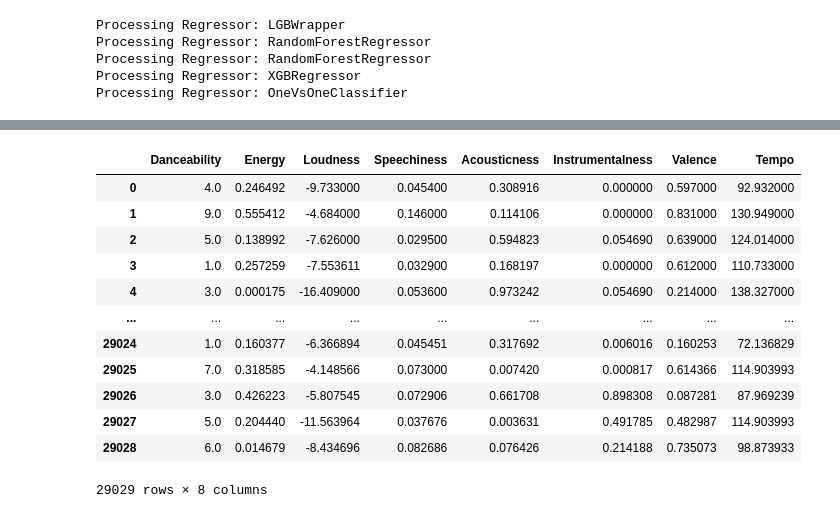
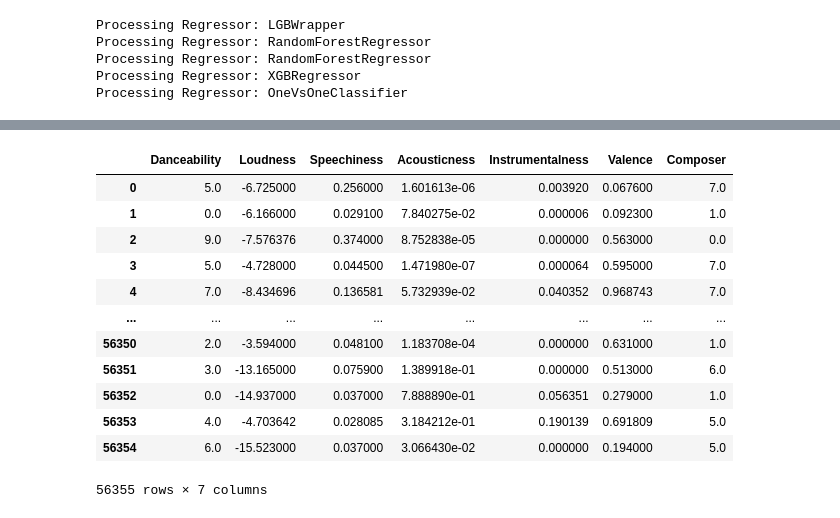
Before and after one commit to sormazabal/Konfusion, a Jupyter notebook: Adin-CascadeLearning.ipynb, the cells around one changed output, grey strips where cells are left out. Cells and saved outputs as stored; diff of their text form; code cells hidden in the pictures.

```diff
--- a/Adin-CascadeLearning.ipynb
+++ b/Adin-CascadeLearning.ipynb
@@ -192,5 +192,5 @@ corr_matrix_with_threshold(df_train_embedding_important, 0.2)
 # %%
-arr_NOT_important_column = [ 'Views','Composer', 'Likes', 'Stream', 'Track', 'Key', 'Liveness', 'Duration_ms',  'Album_type', 'Comments','Channel','Artist'  ]
+arr_NOT_important_column = [ 'Tempo', 'Energy', 'Views', 'Likes', 'Stream', 'Track', 'Key', 'Liveness', 'Duration_ms',  'Album_type', 'Comments','Channel','Artist'  ]
 df_train_embedding_important_simple = remove_unimportant_column(df_train_embedding_important, arr_NOT_important_column)
 df_test_embedding_important_simple = remove_unimportant_column(df_test_embedding_important, arr_NOT_important_column)
 # %%
@@ -221,0 +200,22 @@ After merging Clean data with distorted data: 22714
+# %%
+# we got around 5500 clean data without N/A
+# it means that it got around 12000 non-clean data
+
+df_with_clean_data = df_train_embedding_important_simple.dropna()
+print("Clean Data without NaN:", len(df_with_clean_data))
+print("Data with NaN:", len(df_train_embedding_important_simple) - len(df_with_clean_data))
+
+# Make the clean data to give strength to the dataset
+# duplicate 2x to the data training
+# so it should dominate the dataset
+
+df_train_embedding_important_simple_added = pd.concat([
+    df_train_embedding_important_simple,
+    df_with_clean_data,
+    df_with_clean_data,
+    df_with_clean_data,
+    df_with_clean_data,
+    df_with_clean_data,
+]).sample(frac=1).reset_index(drop=True)
+
+print("After merging Clean data with distorted data:", len(df_train_embedding_important_simple_added))
@@ -237,11 +241,10 @@ def imputer(df):
     mean_values = df['Instrumentalness'].mean()
     df_ret['Instrumentalness'] = df['Instrumentalness'].fillna(mean_values)
 
-    mean_values = df['Energy'].mean()
-    df_ret['Energy'] = df['Energy'].fillna(mean_values)
+    df_ret['Composer'] = df['Composer'].fillna(0)
 
-    mean_values = df['Tempo'].mean()
-    df_ret['Tempo'] = df['Tempo'].fillna(mean_values)
+#     mean_values = df['Tempo'].mean()
+#     df_ret['Tempo'] = df['Tempo'].fillna(mean_values)
 
     return df_ret
 
@@ -474,4 +477,4 @@ array([7., 5., 6., ..., 2., 5., 7.])
 # %%
 df_hasil = pd.DataFrame()
-tmp = pd.read_csv('old0.csv')
+tmp = pd.read_csv('old1.csv')
 tmp = tmp.drop('id', axis=1)
@@ -498,18 +496,18 @@ Cheat Kaggle MAE 0.9116389548693586 Accuracy 0.348535233570863
 # %%
 pd_new_generated = pd.concat([df_train_embedding_important_simple_imputer, concat_cheat])
-pd_new_generated = pd_new_generated.reset_index(drop=True)
+pd_new_generated = pd_new_generated.sample(frac=1).reset_index(drop=True)
 pd_new_generated
 # %% [output]
-|  | Danceability | Energy | Loudness | Speechiness | Acousticness | Instrumentalness | Valence | Tempo |
-| 0 | 4.0 | 0.246492 | -9.733000 | 0.045400 | 0.308916 | 0.000000 | 0.597000 | 92.932000 |
-| 1 | 9.0 | 0.555412 | -4.684000 | 0.146000 | 0.114106 | 0.000000 | 0.831000 | 130.949000 |
-| 2 | 5.0 | 0.138992 | -7.626000 | 0.029500 | 0.594823 | 0.054690 | 0.639000 | 124.014000 |
-| 3 | 1.0 | 0.257259 | -7.553611 | 0.032900 | 0.168197 | 0.000000 | 0.612000 | 110.733000 |
-| 4 | 3.0 | 0.000175 | -16.409000 | 0.053600 | 0.973242 | 0.054690 | 0.214000 | 138.327000 |
-| ... | ... | ... | ... | ... | ... | ... | ... | ... |
-| 29024 | 1.0 | 0.160377 | -6.366894 | 0.045451 | 0.317692 | 0.006016 | 0.160253 | 72.136829 |
-| 29025 | 7.0 | 0.318585 | -4.148566 | 0.073000 | 0.007420 | 0.000817 | 0.614366 | 114.903993 |
-| 29026 | 3.0 | 0.426223 | -5.807545 | 0.072906 | 0.661708 | 0.898308 | 0.087281 | 87.969239 |
-| 29027 | 5.0 | 0.204440 | -11.563964 | 0.037676 | 0.003631 | 0.491785 | 0.482987 | 114.903993 |
-| 29028 | 6.0 | 0.014679 | -8.434696 | 0.082686 | 0.076426 | 0.214188 | 0.735073 | 98.873933 |
+|  | Danceability | Loudness | Speechiness | Acousticness | Instrumentalness | Valence | Composer |
+| 0 | 5.0 | -6.725000 | 0.256000 | 1.601613e-06 | 0.003920 | 0.067600 | 7.0 |
+| 1 | 0.0 | -6.166000 | 0.029100 | 7.840275e-02 | 0.000006 | 0.092300 | 1.0 |
+| 2 | 9.0 | -7.576376 | 0.374000 | 8.752838e-05 | 0.000000 | 0.563000 | 0.0 |
+| 3 | 5.0 | -4.728000 | 0.044500 | 1.471980e-07 | 0.000064 | 0.595000 | 7.0 |
+| 4 | 7.0 | -8.434696 | 0.136581 | 5.732939e-02 | 0.040352 | 0.968743 | 7.0 |
+| ... | ... | ... | ... | ... | ... | ... | ... |
+| 56350 | 2.0 | -3.594000 | 0.048100 | 1.183708e-04 | 0.000000 | 0.631000 | 1.0 |
+| 56351 | 3.0 | -13.165000 | 0.075900 | 1.389918e-01 | 0.000000 | 0.513000 | 6.0 |
+| 56352 | 0.0 | -14.937000 | 0.037000 | 7.888890e-01 | 0.056351 | 0.279000 | 1.0 |
+| 56353 | 4.0 | -4.703642 | 0.028085 | 3.184212e-01 | 0.190139 | 0.691809 | 5.0 |
+| 56354 | 6.0 | -15.523000 | 0.037000 | 3.066430e-02 | 0.000000 | 0.194000 | 5.0 |
-29029 rows × 8 columns
+56355 rows × 7 columns
```
Also changed, not shown: parts of 21 cells of this notebook, 1 other file.
